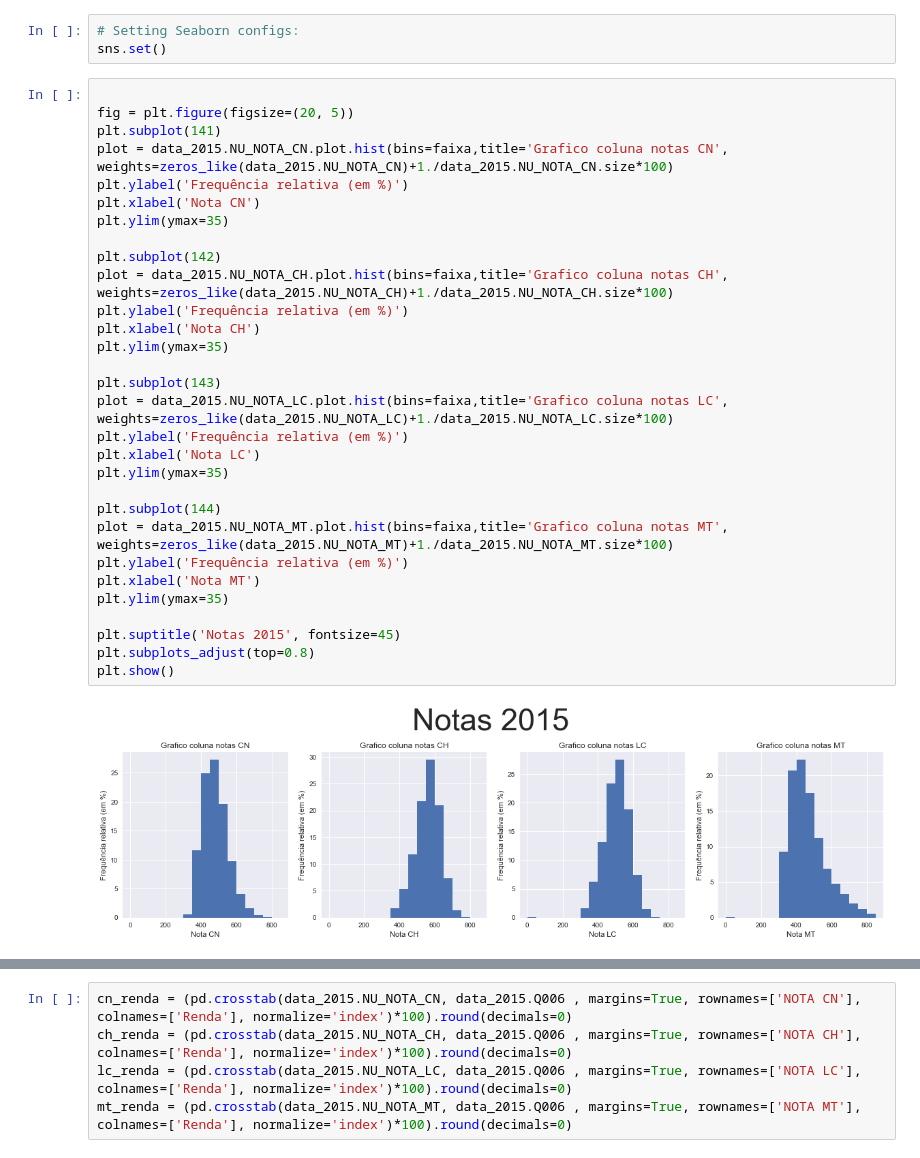
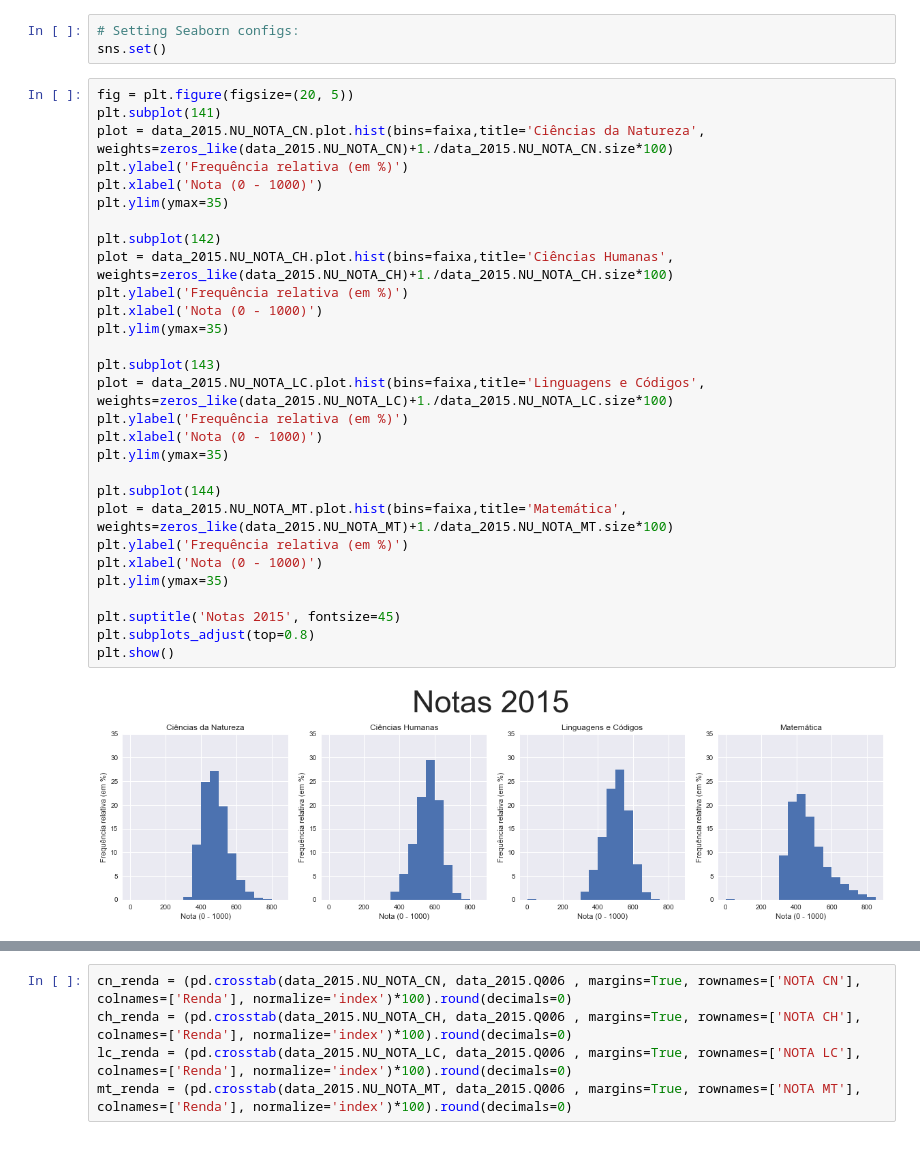
Before and after one commit to pedross3/CDDP_final, a Jupyter notebook: Projeto 03.ipynb, the cells around one changed output, grey strips where cells are left out. Drawn from its saved outputs; the diff is of its cells as text.

```diff
--- a/Projeto 03.ipynb
+++ b/Projeto 03.ipynb
@@ -350,37 +298,36 @@ data_2015['FAIXA_MT'] = notacutMT
 # Setting Seaborn configs:
 sns.set()
 # %%
-
 fig = plt.figure(figsize=(20, 5))
 plt.subplot(141)
-plot = data_2015.NU_NOTA_CN.plot.hist(bins=faixa,title='Grafico coluna notas CN', weights=zeros_like(data_2015.NU_NOTA_CN)+1./data_2015.NU_NOTA_CN.size*100)
+plot = data_2015.NU_NOTA_CN.plot.hist(bins=faixa,title='Ciências da Natureza', weights=zeros_like(data_2015.NU_NOTA_CN)+1./data_2015.NU_NOTA_CN.size*100)
 plt.ylabel('Frequência relativa (em %)')
-plt.xlabel('Nota CN')
+plt.xlabel('Nota (0 - 1000)')
 plt.ylim(ymax=35)
 
 plt.subplot(142)
-plot = data_2015.NU_NOTA_CH.plot.hist(bins=faixa,title='Grafico coluna notas CH', weights=zeros_like(data_2015.NU_NOTA_CH)+1./data_2015.NU_NOTA_CH.size*100)
+plot = data_2015.NU_NOTA_CH.plot.hist(bins=faixa,title='Ciências Humanas', weights=zeros_like(data_2015.NU_NOTA_CH)+1./data_2015.NU_NOTA_CH.size*100)
 plt.ylabel('Frequência relativa (em %)')
-plt.xlabel('Nota CH')
+plt.xlabel('Nota (0 - 1000)')
 plt.ylim(ymax=35)
 
 plt.subplot(143)
-plot = data_2015.NU_NOTA_LC.plot.hist(bins=faixa,title='Grafico coluna notas LC', weights=zeros_like(data_2015.NU_NOTA_LC)+1./data_2015.NU_NOTA_LC.size*100)
+plot = data_2015.NU_NOTA_LC.plot.hist(bins=faixa,title='Linguagens e Códigos', weights=zeros_like(data_2015.NU_NOTA_LC)+1./data_2015.NU_NOTA_LC.size*100)
 plt.ylabel('Frequência relativa (em %)')
-plt.xlabel('Nota LC')
+plt.xlabel('Nota (0 - 1000)')
 plt.ylim(ymax=35)
 
 plt.subplot(144)
-plot = data_2015.NU_NOTA_MT.plot.hist(bins=faixa,title='Grafico coluna notas MT', weights=zeros_like(data_2015.NU_NOTA_MT)+1./data_2015.NU_NOTA_MT.size*100)
+plot = data_2015.NU_NOTA_MT.plot.hist(bins=faixa,title='Matemática', weights=zeros_like(data_2015.NU_NOTA_MT)+1./data_2015.NU_NOTA_MT.size*100)
 plt.ylabel('Frequência relativa (em %)')
-plt.xlabel('Nota MT')
+plt.xlabel('Nota (0 - 1000)')
 plt.ylim(ymax=35)
 
 plt.suptitle('Notas 2015', fontsize=45)
 plt.subplots_adjust(top=0.8)
 plt.show()
 # %% [output]
-[figure, old version]
+[figure, new version]
 # %%
 fig = plt.figure(figsize=(20, 5))
 plt.subplot(141)
```
Also changed, not shown: parts of 32 cells of this notebook.
